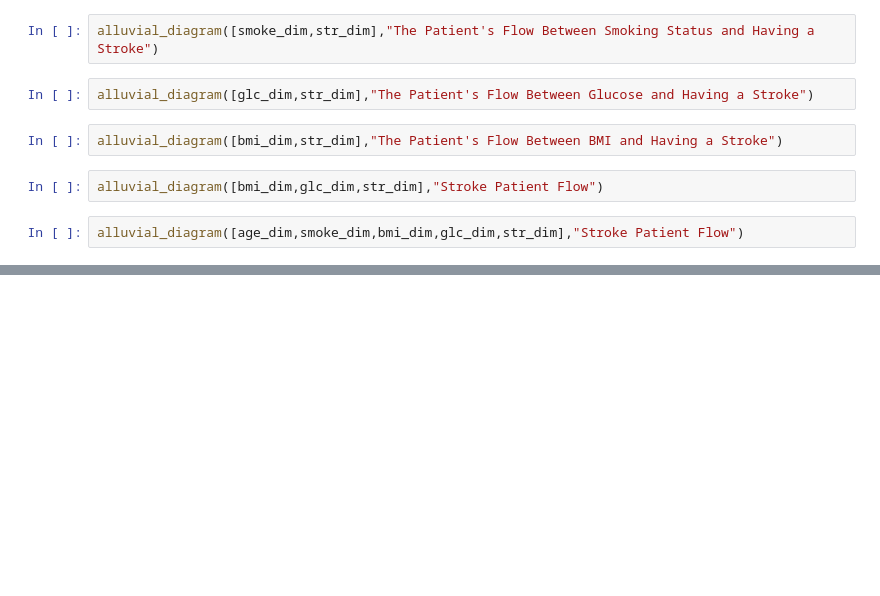
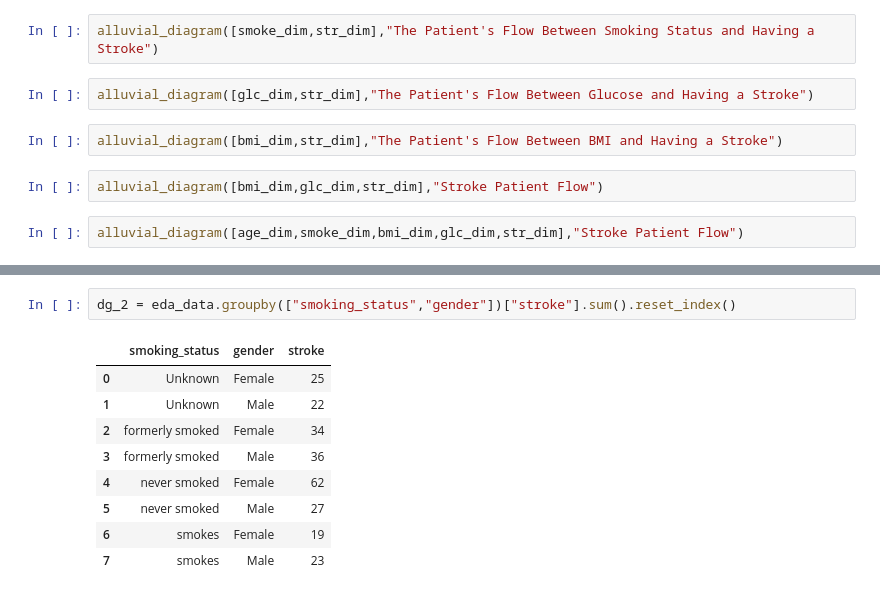
Before and after one commit to emirhansilsupur/brain-stroke-prediction, a Jupyter notebook: brain_stroke.ipynb, the cells around one changed output, grey strips where cells are left out. Drawn from its saved outputs; the diff is of its cells as text; blank space fills up the shorter version.

```diff
--- a/brain_stroke.ipynb
+++ b/brain_stroke.ipynb
@@ -500,0 +510,12 @@ pandas.core.series.Series
+# %%
+dg_2 = eda_data.groupby(["smoking_status","gender"])["stroke"].sum().reset_index()
+# %% [output]
+|  | smoking_status | gender | stroke |
+| 0 | Unknown | Female | 25 |
+| 1 | Unknown | Male | 22 |
+| 2 | formerly smoked | Female | 34 |
+| 3 | formerly smoked | Male | 36 |
+| 4 | never smoked | Female | 62 |
+| 5 | never smoked | Male | 27 |
+| 6 | smokes | Female | 19 |
+| 7 | smokes | Male | 23 |
```
Also changed, not shown: parts of 5 cells of this notebook.
